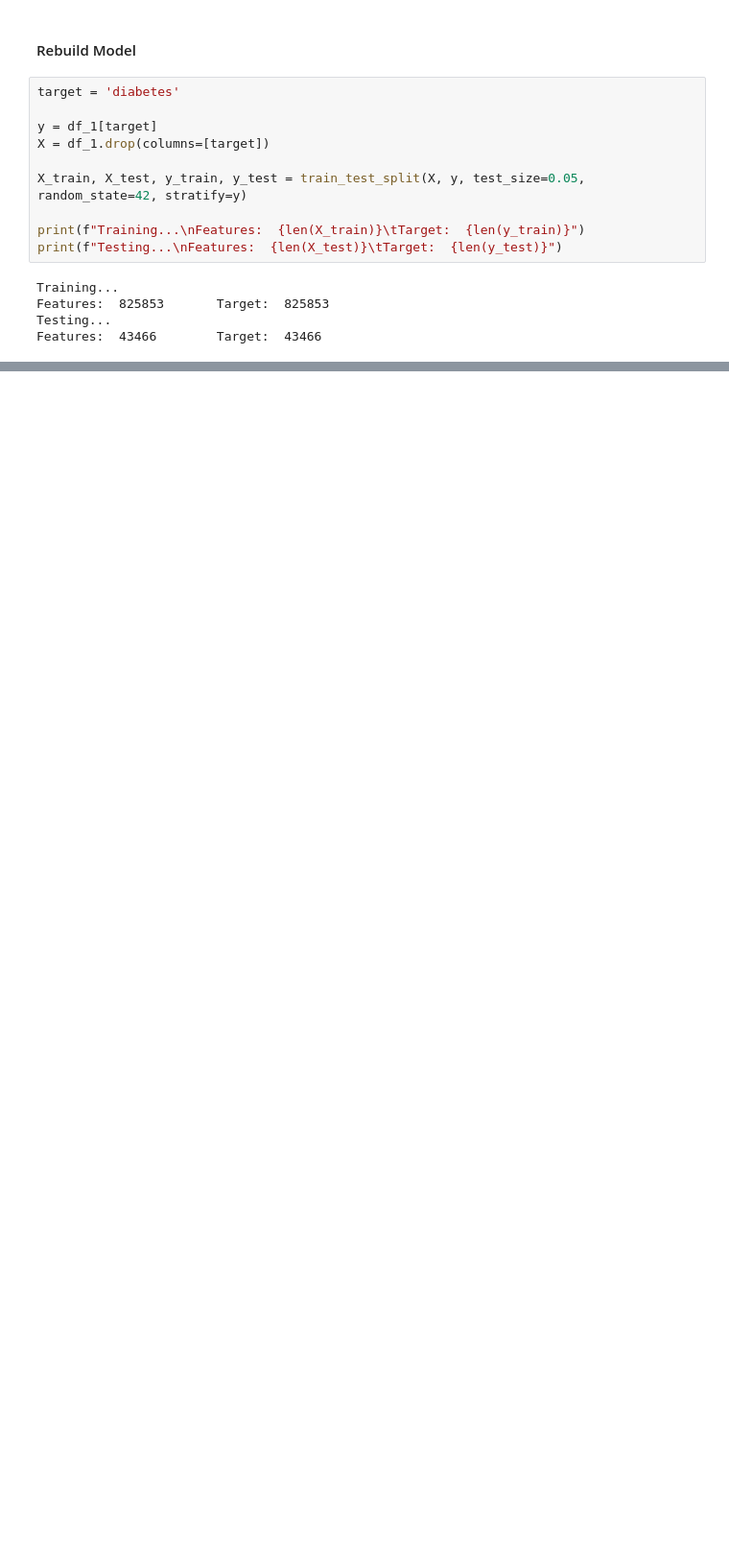
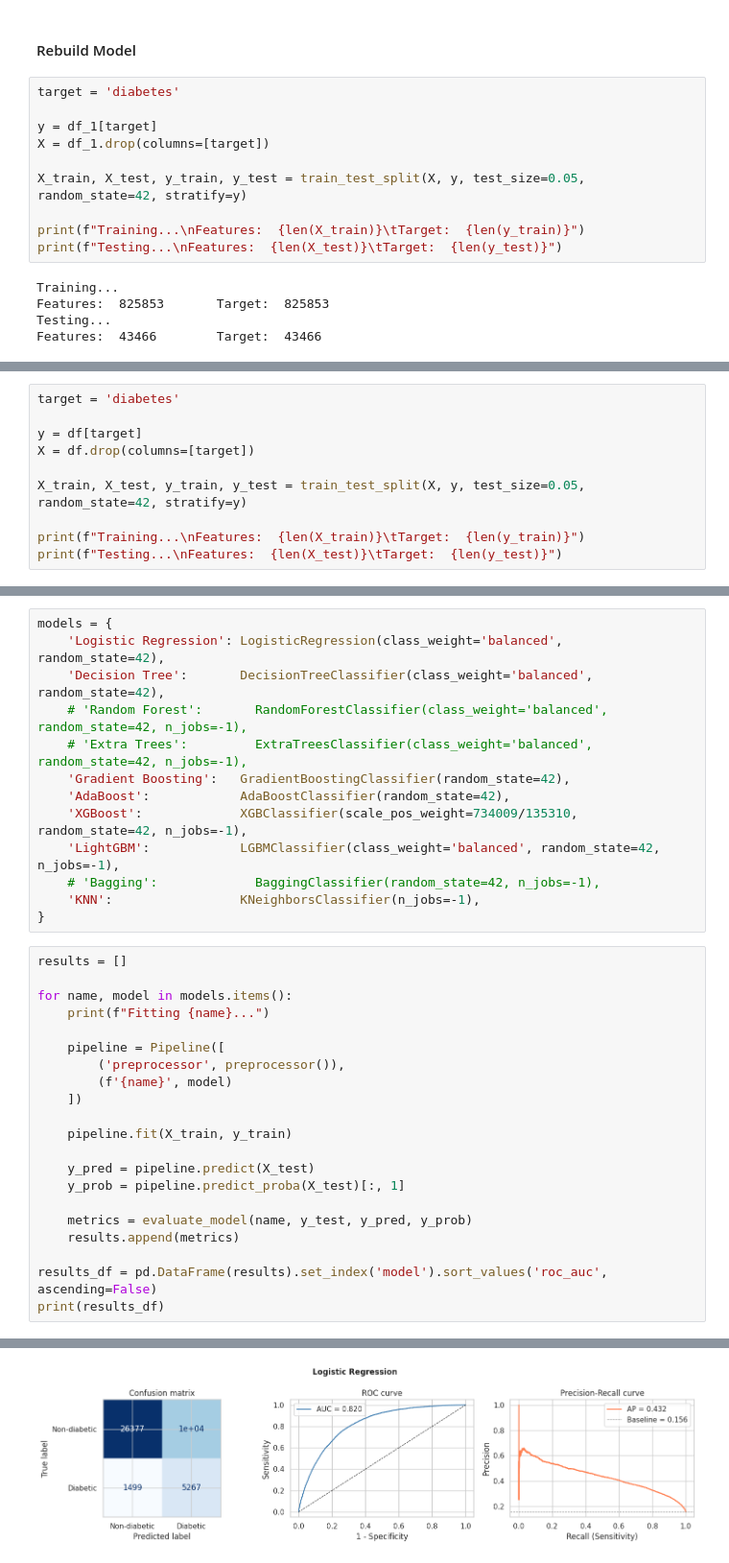
Before and after one commit to maradeben/wotosuga-core, a Jupyter notebook: model_building/model_notebook.ipynb, the cells around one changed output, grey strips where cells are left out. Shown at 96% size. Cells and saved outputs as stored; diff of their text form; blank space fills up the shorter version.

```diff
--- a/model_building/model_notebook.ipynb
+++ b/model_building/model_notebook.ipynb
@@ -669,0 +844,10 @@ Accuracy: 0.728592463074587
+# %%
+target = 'diabetes'
+
+y = df[target]
+X = df.drop(columns=[target])
+
+X_train, X_test, y_train, y_test = train_test_split(X, y, test_size=0.05, random_state=42, stratify=y)
+
+print(f"Training...\nFeatures:  {len(X_train)}\tTarget:  {len(y_train)}")
+print(f"Testing...\nFeatures:  {len(X_test)}\tTarget:  {len(y_test)}")
@@ -669,0 +863,35 @@ Accuracy: 0.728592463074587
+# %%
+models = {
+    'Logistic Regression': LogisticRegression(class_weight='balanced', random_state=42),
+    'Decision Tree':       DecisionTreeClassifier(class_weight='balanced', random_state=42),
+    # 'Random Forest':       RandomForestClassifier(class_weight='balanced', random_state=42, n_jobs=-1),
+    # 'Extra Trees':         ExtraTreesClassifier(class_weight='balanced', random_state=42, n_jobs=-1),
+    'Gradient Boosting':   GradientBoostingClassifier(random_state=42),
+    'AdaBoost':            AdaBoostClassifier(random_state=42),
+    'XGBoost':             XGBClassifier(scale_pos_weight=734009/135310, random_state=42, n_jobs=-1),
+    'LightGBM':            LGBMClassifier(class_weight='balanced', random_state=42, n_jobs=-1),
+    # 'Bagging':             BaggingClassifier(random_state=42, n_jobs=-1),
+    'KNN':                 KNeighborsClassifier(n_jobs=-1),
+}
+# %%
+results = []
+
+for name, model in models.items():
+    print(f"Fitting {name}...")
+
+    pipeline = Pipeline([
+        ('preprocessor', preprocessor()),
+        (f'{name}', model)
+    ])
+
+    pipeline.fit(X_train, y_train)
+
+    y_pred = pipeline.predict(X_test)
+    y_prob = pipeline.predict_proba(X_test)[:, 1]
+
+    metrics = evaluate_model(name, y_test, y_pred, y_prob)
+    results.append(metrics)
+
+results_df = pd.DataFrame(results).set_index('model').sort_values('roc_auc', ascending=False)
+print(results_df)
+# %% [output]
@@ -669,0 +912 @@ Accuracy: 0.728592463074587
+[figure, added]
```
Also changed, not shown: parts of 29 cells of this notebook, 13 other files.
